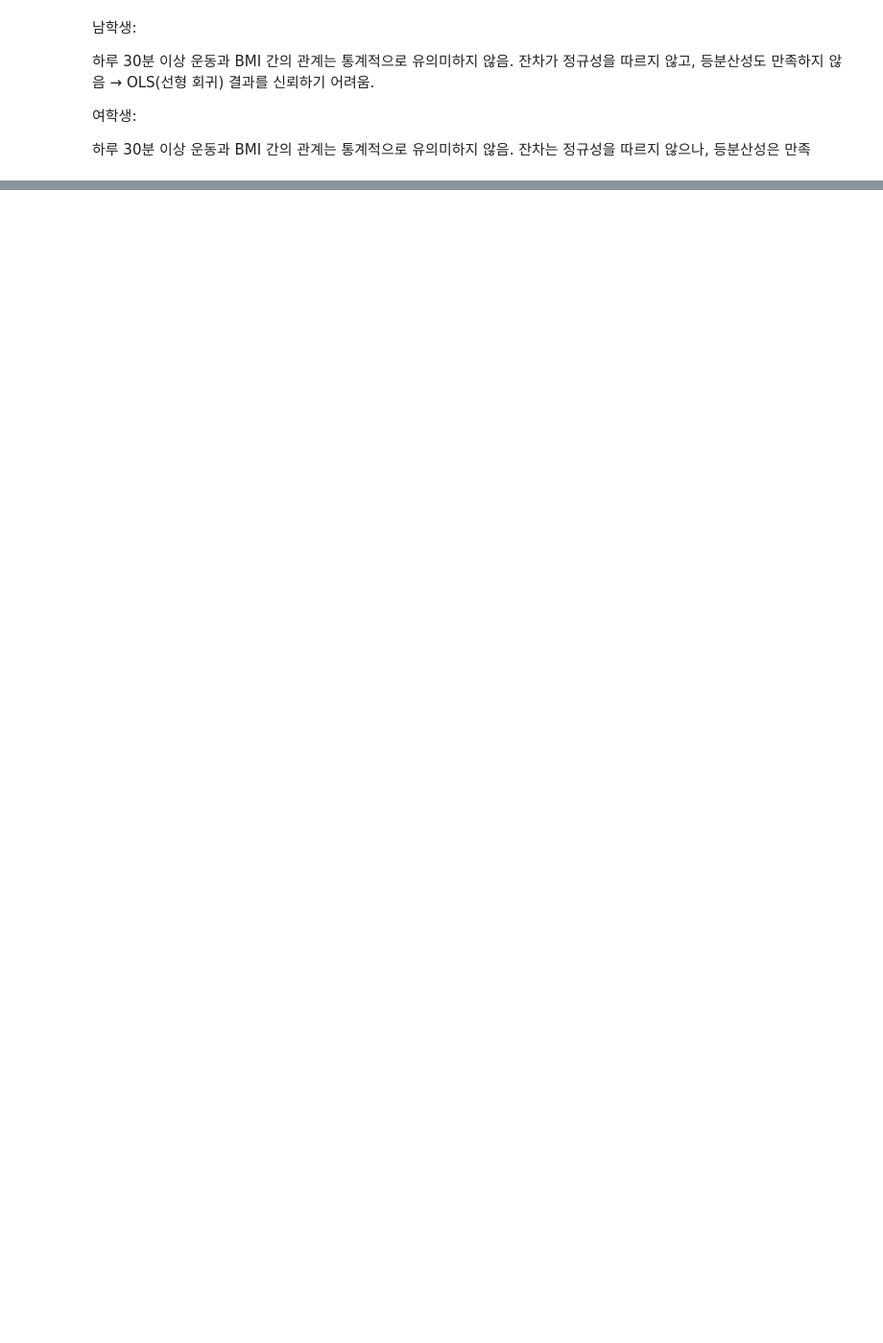
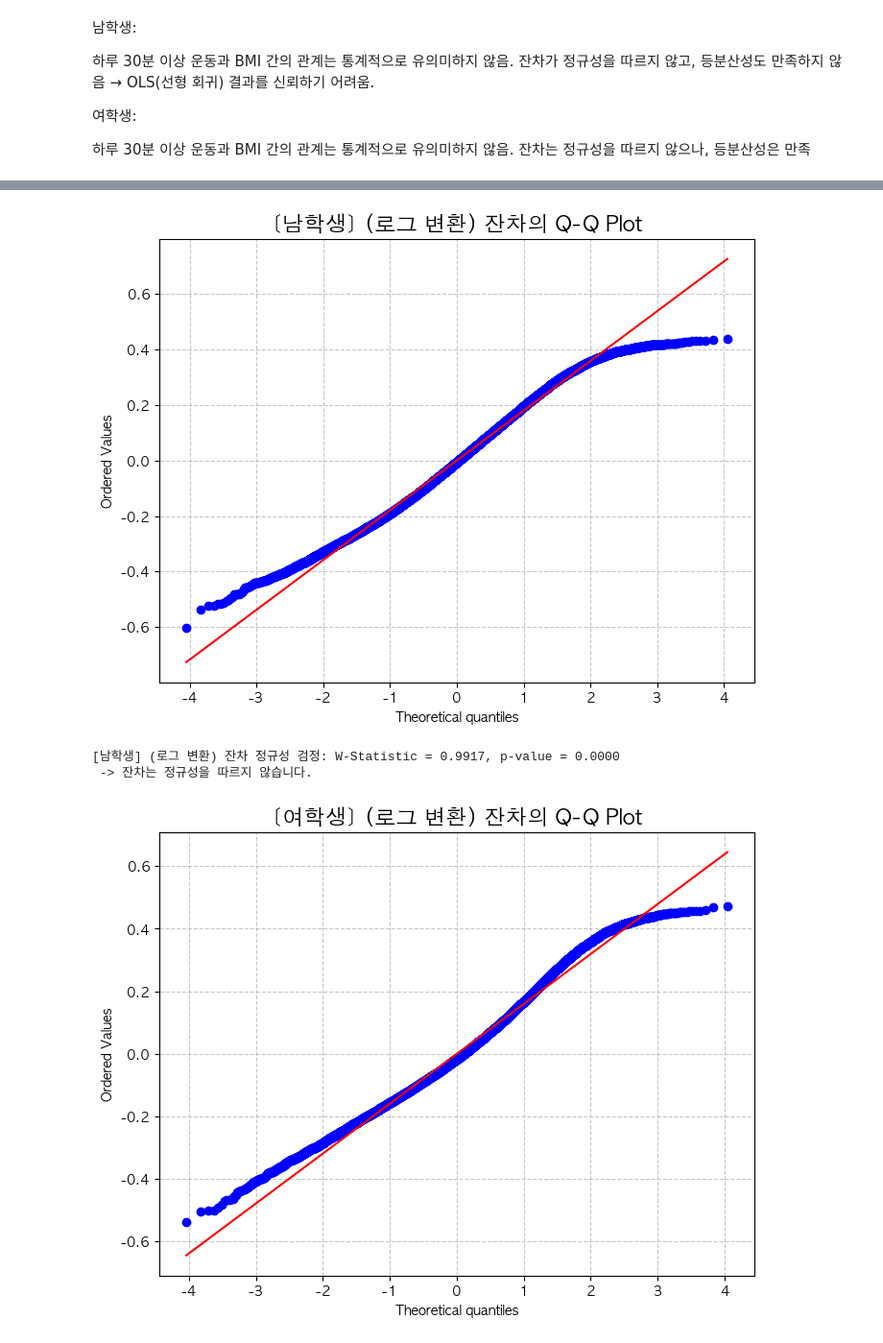
Before and after one commit to Statistical-Data-Analysis-2024/team-project, a Jupyter notebook: src/Regression/Regression_Workout_BMI.ipynb, the cells around one changed output, grey strips where cells are left out. Shown: that part at 96% size. Drawn from its saved outputs; the diff is of its cells as text; code cells hidden in the pictures; blank space fills up the shorter version.

```diff
--- a/src/Regression/Regression_Workout_BMI.ipynb
+++ b/src/Regression/Regression_Workout_BMI.ipynb
@@ -207,0 +176,29 @@ plt.show()
+# %%
+from scipy.stats import shapiro
+
+# 잔차 정규성 검정 및 Q-Q Plot
+def check_residuals(model, title):
+    residuals = model.resid
+
+    # Q-Q Plot
+    plt.figure(figsize=(8, 6))
+    stats.probplot(residuals, dist="norm", plot=plt)
+    plt.title(f"{title} 잔차의 Q-Q Plot", fontsize=16)
+    plt.grid(alpha=0.7, linestyle='--')
+    plt.show()
+
+    # Shapiro-Wilk Test
+    stat, p = shapiro(residuals)
+    print(f"{title} 잔차 정규성 검정: W-Statistic = {stat:.4f}, p-value = {p:.4f}")
+    if p > 0.05:
+        print(" -> 잔차는 정규성을 따릅니다.\n")
+    else:
+        print(" -> 잔차는 정규성을 따르지 않습니다.\n")
+
+check_residuals(male_model_log, "[남학생] (로그 변환)")
+check_residuals(female_model_log, "[여학생] (로그 변환)")
+# %% [output]
+[figure, added]
+[남학생] (로그 변환) 잔차 정규성 검정: W-Statistic = 0.9917, p-value = 0.0000
+ -> 잔차는 정규성을 따르지 않습니다.
+[figure, added]
```
Also changed, not shown: parts of 7 cells of this notebook, 1 other file.
